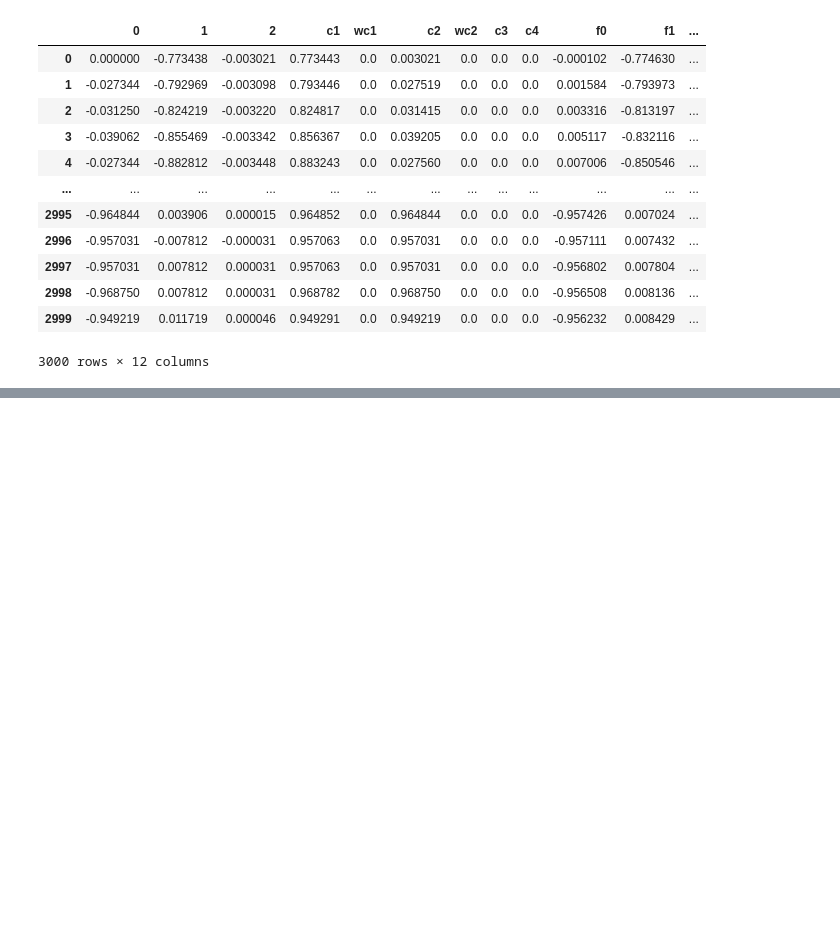
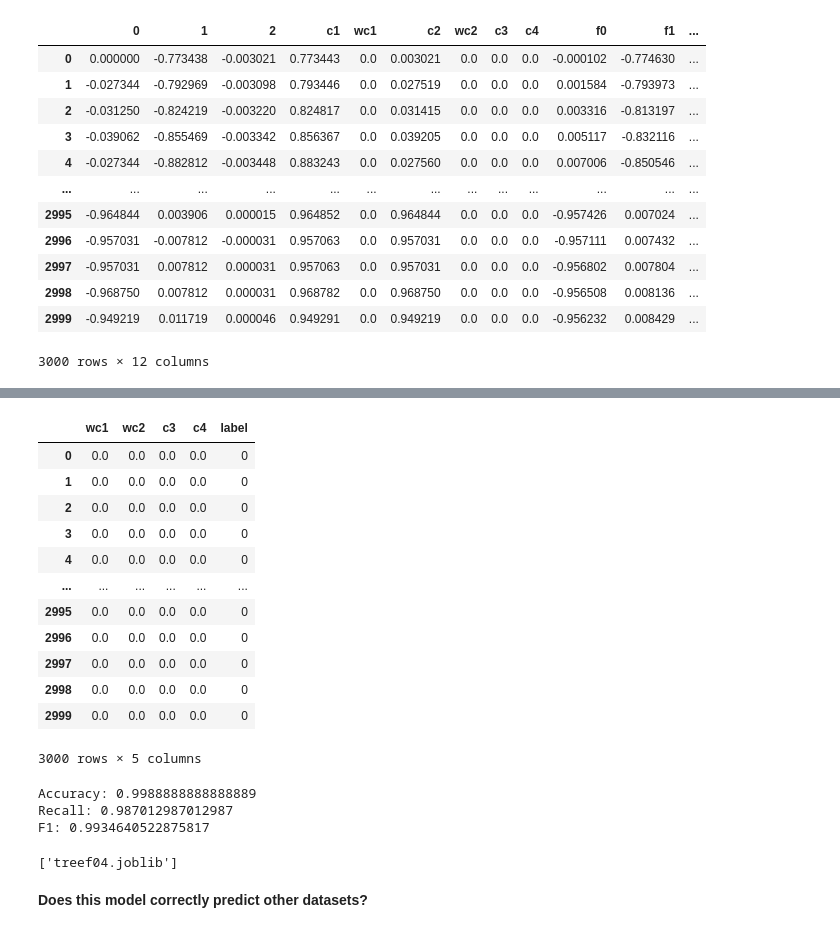
Before and after one commit to MaxFrax/FederatedLearningOutlierDetection, a Jupyter notebook: jupyter/SisFallExperiments.ipynb, the cells around one changed output, grey strips where cells are left out. Drawn from its saved outputs; the diff is of its cells as text; code cells hidden in the pictures; blank space fills up the shorter version.

Commit message:
Builds random forest classifiers on the analyzed data (no crossvalidation)

```diff
--- a/jupyter/SisFallExperiments.ipynb
+++ b/jupyter/SisFallExperiments.ipynb
@@ -365,0 +426,20 @@ df
+# %%
+columns_index = [df.columns.get_loc(name) for name in ['wc1', 'wc2', 'c3', 'c4','label']]
+
+dataset = df.iloc[:, columns_index]
+# %%
+dataset
+# %% [output]
+|  | wc1 | wc2 | c3 | c4 | label |
+| 0 | 0.0 | 0.0 | 0.0 | 0.0 | 0 |
+| 1 | 0.0 | 0.0 | 0.0 | 0.0 | 0 |
+| 2 | 0.0 | 0.0 | 0.0 | 0.0 | 0 |
+| 3 | 0.0 | 0.0 | 0.0 | 0.0 | 0 |
+| 4 | 0.0 | 0.0 | 0.0 | 0.0 | 0 |
+| ... | ... | ... | ... | ... | ... |
+| 2995 | 0.0 | 0.0 | 0.0 | 0.0 | 0 |
+| 2996 | 0.0 | 0.0 | 0.0 | 0.0 | 0 |
+| 2997 | 0.0 | 0.0 | 0.0 | 0.0 | 0 |
+| 2998 | 0.0 | 0.0 | 0.0 | 0.0 | 0 |
+| 2999 | 0.0 | 0.0 | 0.0 | 0.0 | 0 |
+3000 rows × 5 columns
@@ -365,0 +464,18 @@ df
+# %%
+from sklearn import metrics
+# Model Accuracy, how often is the classifier correct?
+print(f"Accuracy:", metrics.accuracy_score(y_test, y_pred))
+print(f"Recall:", metrics.recall_score(y_test, y_pred))
+print(f"F1:", metrics.f1_score(y_test, y_pred))
+# %% [output]
+Accuracy: 0.9988888888888889
+Recall: 0.987012987012987
+F1: 0.9934640522875817
+# %%
+# Lets dump the model so we can load another dataset and see if it performs
+from joblib import dump, load
+dump(clf, 'treef04.joblib')
+# %% [output]
+['treef04.joblib']
+# %% [markdown]
+**Does this model correctly predict other datasets?**
```
Also changed, not shown: parts of 8 cells of this notebook.
